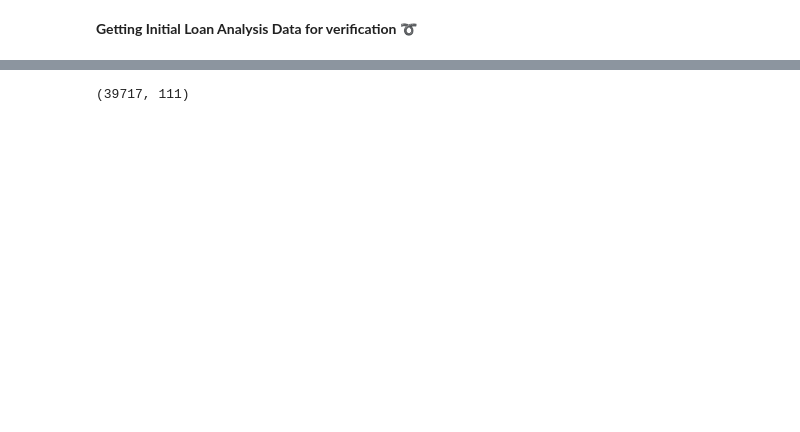
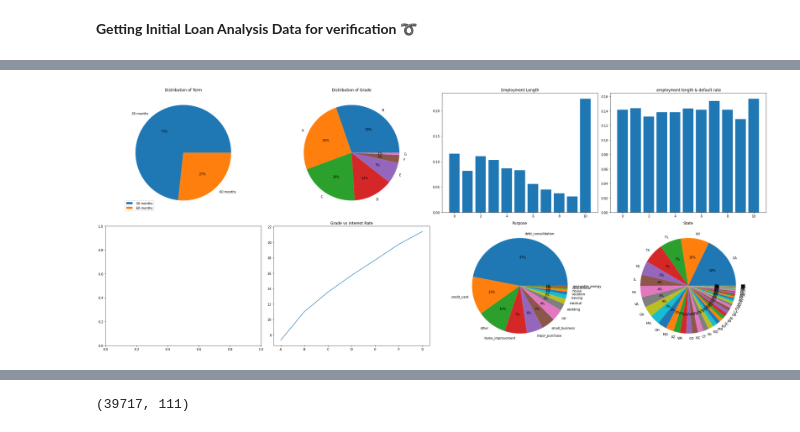
Before and after one commit to samrich76/Lending_Risk_Analysis, a Jupyter notebook: Lending_Risk_Analysis.ipynb, the cells around one changed output, grey strips where cells are left out. Drawn from its saved outputs; the diff is of its cells as text; code cells hidden in the pictures; blank space fills up the shorter version.

```diff
--- a/Lending_Risk_Analysis.ipynb
+++ b/Lending_Risk_Analysis.ipynb
@@ -87,0 +139,52 @@ pd.pivot_table(loandataset, index=['term', 'loan_status'], values='id', aggfunc=
+# %%
+term_data_1 =  loandataset['term'].value_counts().reset_index()
+
+#distribution of grades
+grade_data_1 =  loandataset['grade'].value_counts().reset_index()
+
+purpose_data_1 = loandataset['purpose'].value_counts().reset_index()
+state_data_1 = loandataset['addr_state'].value_counts().reset_index()
+
+# distribution of the employment length
+employee_length_data_1 = (loandataset['emp_length_num'].value_counts().sort_index()/len(loandataset)).reset_index()
+
+# connection between employment length and default rate
+employee_length_def_rate =  loandataset.groupby('emp_length_num')['loan_status_bin'].mean().reset_index()
+
+# Grade vs interest Rate
+grade_vs_intrate = loandataset.groupby('grade')['int_rate'].mean().reset_index()
+
+
+
+fig, axs  = plt.subplots(nrows = 2, ncols=4,figsize=(30,12))
+
+#fig = plt.figure(figsize=(20,20))
+axs[0,0].pie(term_data_1['term'], labels=term_data_1['index'],  autopct='%.0f%%')
+axs[0,0].legend()
+axs[0,0].set_title("Distribution of Term")
+
+axs[0,1].pie(grade_data_1['grade'], labels=grade_data_1['index'],  autopct='%.0f%%')
+#axs[0,1].legend()
+axs[0,1].set_title("Distribution of Grade")
+
+axs[1,2].pie(purpose_data_1['purpose'], labels=purpose_data_1['index'],  autopct='%.0f%%')
+axs[1,2].set_title("Purpose")
+
+axs[1,3].pie(state_data_1['addr_state'], labels=state_data_1['index'],  autopct='%.0f%%')
+axs[1,3].set_title("State")
+
+axs[0,2].bar(employee_length_data_1['index'] , employee_length_data_1['emp_length_num'] )
+axs[0,2].set_title("Employment Length")
+
+axs[0,3].bar(employee_length_def_rate['emp_length_num'] , employee_length_def_rate['loan_status_bin'] )
+axs[0,3].set_title(" employment length & default rate")
+
+
+axs[1,1].plot(grade_vs_intrate['grade'] , grade_vs_intrate['int_rate'] )
+axs[1,1].set_title(" Grade vs interest Rate ")
+
+
+plt.tight_layout()
+plt.show()
+# %% [output]
+[figure, added]
```
Also changed, not shown: parts of 27 cells of this notebook.
